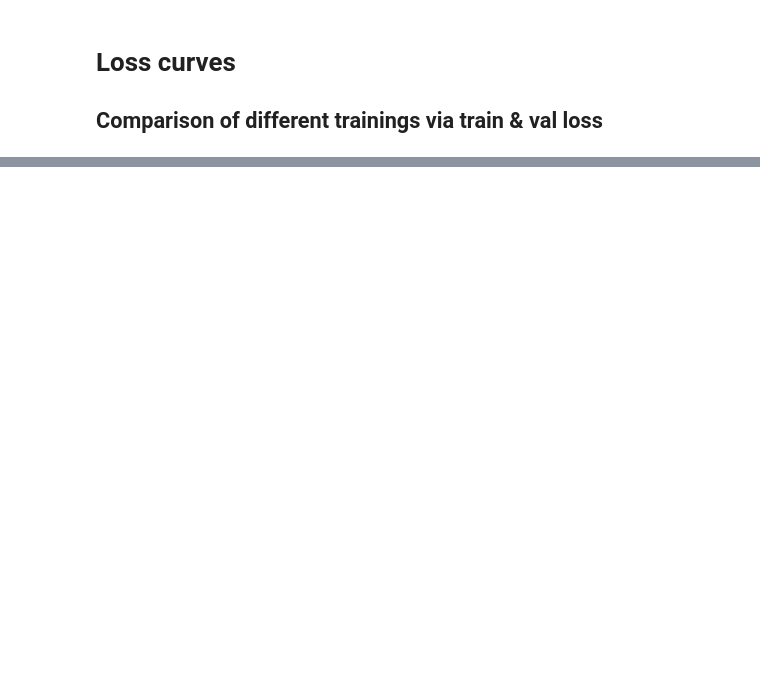
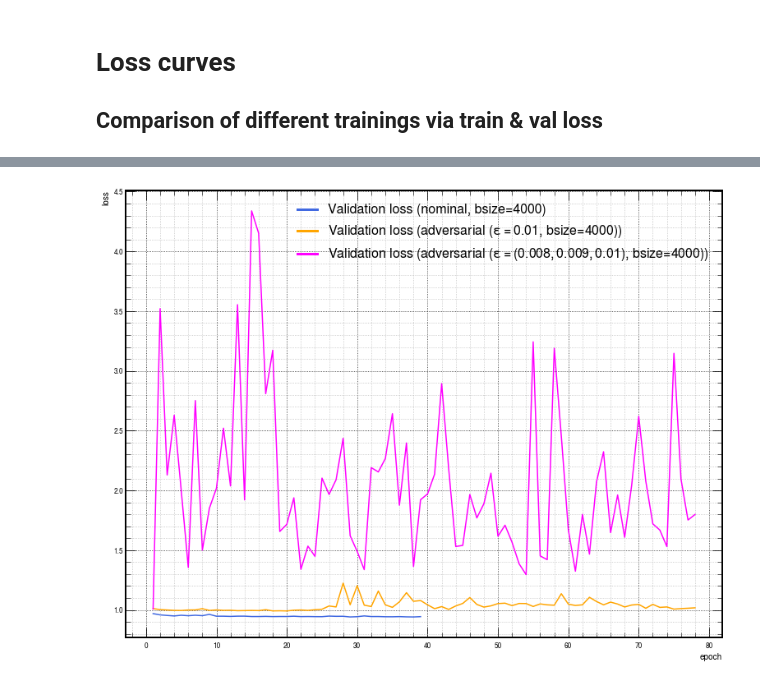
Before and after one commit to hschoenen/DeepJet, a Jupyter notebook: scripts/plot_loss.ipynb, the cells around one changed output, grey strips where cells are left out. Drawn from its saved outputs; the diff is of its cells as text; code cells hidden in the pictures; blank space fills up the shorter version.

```diff
--- a/scripts/plot_loss.ipynb
+++ b/scripts/plot_loss.ipynb
@@ -92,0 +95,22 @@ plt.savefig(save_dir + 'train_loss_' + tagger + '_' + models_str + '.pdf', bbox_
+# %%
+plt.figure(1,figsize=[13,10])
+plt.grid(which='minor', alpha=0.85)
+plt.grid(which='major', alpha=0.95, color='black')
+for model in model_names:
+    train_val_loss = np.load(paths[model])
+    n_epochs = len(train_val_loss[0])
+    epoch_axis = np.arange(1,n_epochs+1)
+    # plot training loss
+    #plt.plot(epoch_axis, train_val_loss[0], color=colors[model][0], label=f'Training loss ({leg_text[model]})')
+    # plot validation loss
+    plt.plot(epoch_axis, train_val_loss[1], color=colors[model][1], label=f'Validation loss ({leg_text[model]})')
+plt.xlabel('epoch')
+plt.ylabel('loss')
+leg = plt.legend(fontsize=16)
+# set the linewidth of each legend object
+for legobj in leg.legendHandles:
+    legobj.set_linewidth(3.0)
+plt.savefig('train_loss_' + tagger + '_' + models_str + '.pdf', bbox_inches='tight')
+plt.savefig(save_dir + 'train_loss_' + tagger + '_' + models_str + '.pdf', bbox_inches='tight')
+# %% [output]
+[figure, added]
```
Also changed, not shown: parts of 8 cells of this notebook, 7 other files.
